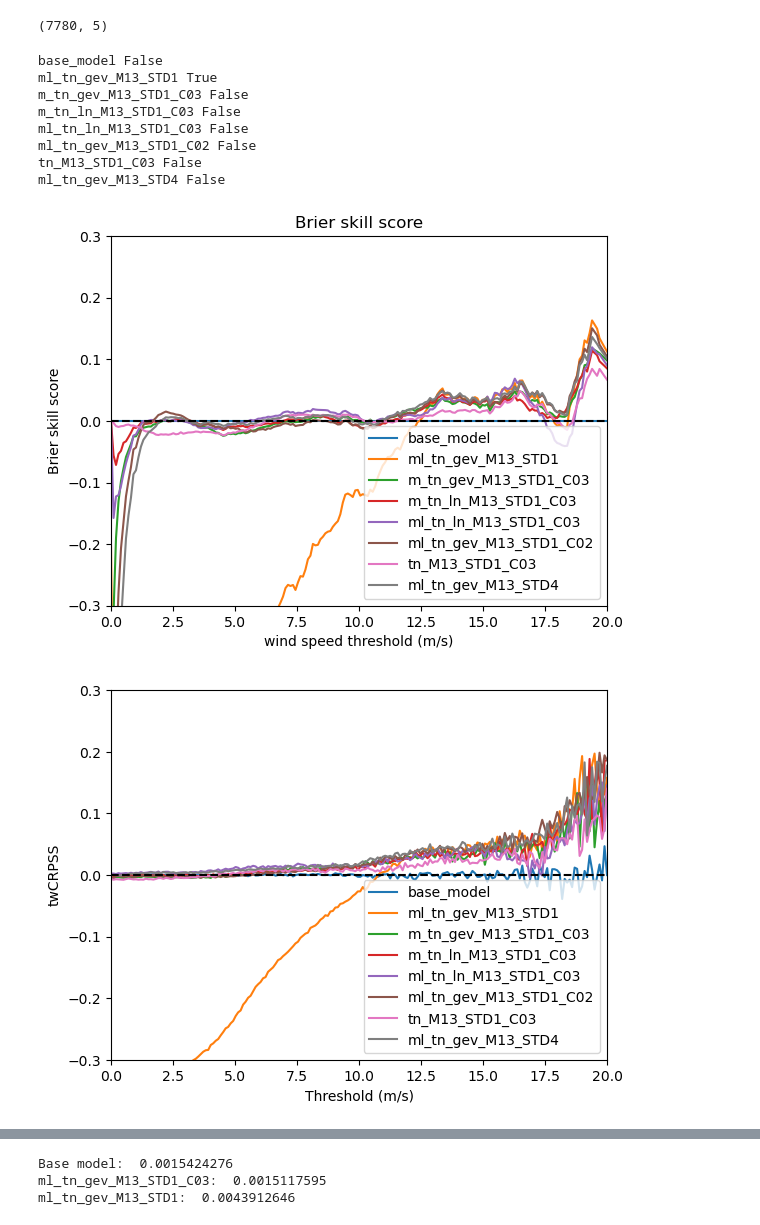
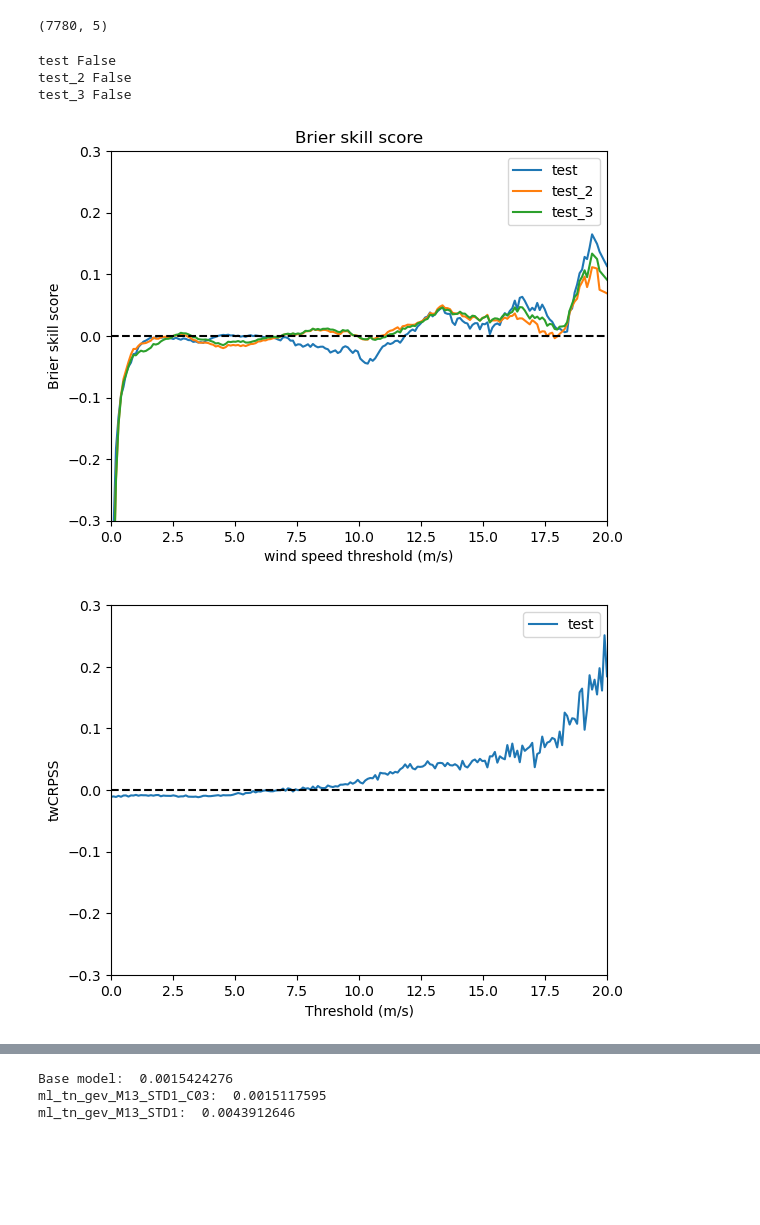
Before and after one commit to SimonHakvoort/thesiscode, a Jupyter notebook: src/emos_results/important_results.ipynb, the cells around one changed output, grey strips where cells are left out. Drawn from its saved outputs; the diff is of its cells as text; code cells hidden in the pictures; blank space fills up the shorter version.

```diff
--- a/src/emos_results/important_results.ipynb
+++ b/src/emos_results/important_results.ipynb
@@ -63,6 +54,14 @@ ml_tn_gev_M13_STD4 = load_model(folder + 'mixture_linear/mixturelinear_tn_gev_tw
 
 tttt = {'ml_tn_gev_M13_STD1': ml_tn_gev_M13_STD1} #, 'ml_tn_gev_M13_STD1_C03':ml_tn_gev_M13_STD1_C03}
 
+test = load_model(folder + "mixture_linear/mixturelinear_tn_gev_twcrps_mean13.0_std1.0_constant0.009999999776482582_epochs600.pkl")
+
+test_2 = load_model(folder + 'mixture_linear/mixturelinear_tn_gev_twcrps_mean13.0_std1.0_constant0.029999999329447746_epochs600.pkl')
+
+test_3 = load_model(folder + 'mixture_linear/mixturelinear_tn_gev_twcrps_mean13.0_std1.5_constant0.029999999329447746_epochs600.pkl')
+
+test_dict = {'test': test, 'test_2': test_2, 'test_3': test_3}
+
 all_models_dict = {'base_model': base_model, 'ml_tn_gev_M13_STD1': ml_tn_gev_M13_STD1, 'm_tn_gev_M13_STD1_C03': m_tn_gev_M13_STD1_C03, 'm_tn_gev_M13_STD1_C03': m_tn_gev_M13_STD1_C03, 'm_tn_ln_M13_STD1_C03': m_tn_ln_M13_STD1_C03, 'ml_tn_ln_M13_STD1_C03': ml_tn_ln_M13_STD1_C03, 'ml_tn_gev_M13_STD1_C02': ml_tn_gev_M13_STD1_C02, 'tn_M13_STD1_C03': tn_M13_STD1_C03, 'ml_tn_gev_M13_STD4': ml_tn_gev_M13_STD4}
 # %% [output]
 Using given parameters for Truncated Normal distribution
@@ -92,24 +91,21 @@ print(X_test.shape)
 # %% [output]
 (7780, 5)
 # %%
-for model_name, model in all_models_dict.items():
+for model_name, model in test_dict.items():
     print(model_name, model.forecast_distribution.has_negative_scale(X_test, variances_test))
 # %% [output]
-base_model False
-ml_tn_gev_M13_STD1 True
-m_tn_gev_M13_STD1_C03 False
-m_tn_ln_M13_STD1_C03 False
-ml_tn_ln_M13_STD1_C03 False
-ml_tn_gev_M13_STD1_C02 False
-tn_M13_STD1_C03 False
-ml_tn_gev_M13_STD4 False
+test False
+test_2 False
+test_3 False
 # %%
 values = np.linspace(0, 20, 200)
 ylim = [-0.3, 0.3]
-brier_skill_plot(base_model, all_models_dict, X_test, y_test, variances_test, values, ylim=ylim)
+make_brier_skill_plot(base_model, test_dict, X_test, y_test, variances_test, values, ylim=ylim)
 # %% [output]
-[figure, old version]
+[figure, new version]
 # %%
-make_twcrpss_plot(base_model, all_models_dict, X_test, y_test, variances_test, values, ylim=ylim)
+values = np.linspace(0, 20, 200)
+ylim = [-0.3, 0.3]
+make_twcrpss_plot(base_model, test_dict, X_test, y_test, variances_test, values, ylim=ylim)
 # %% [output]
-[figure, old version]
+[figure, new version]
```
Also changed, not shown: parts of 6 cells of this notebook, 11 other files.
